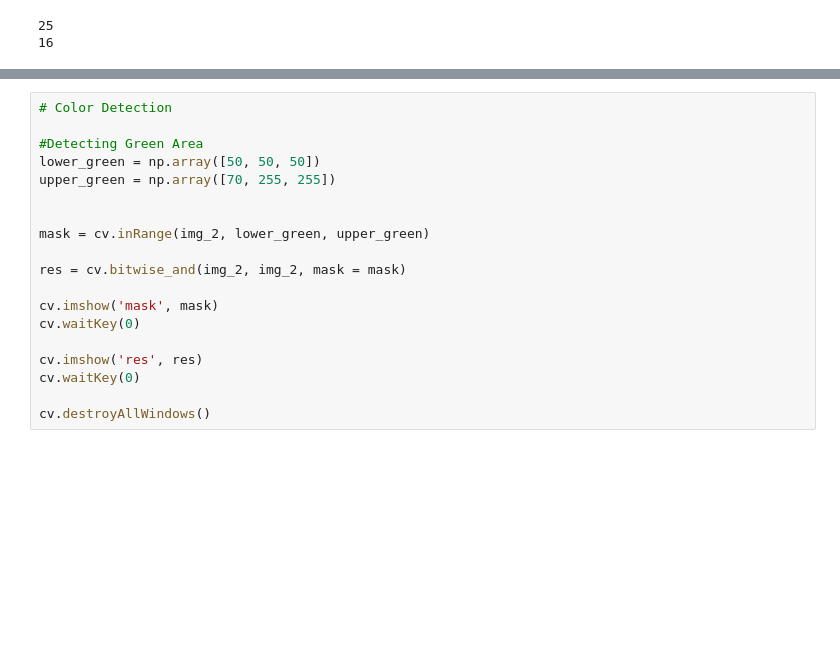
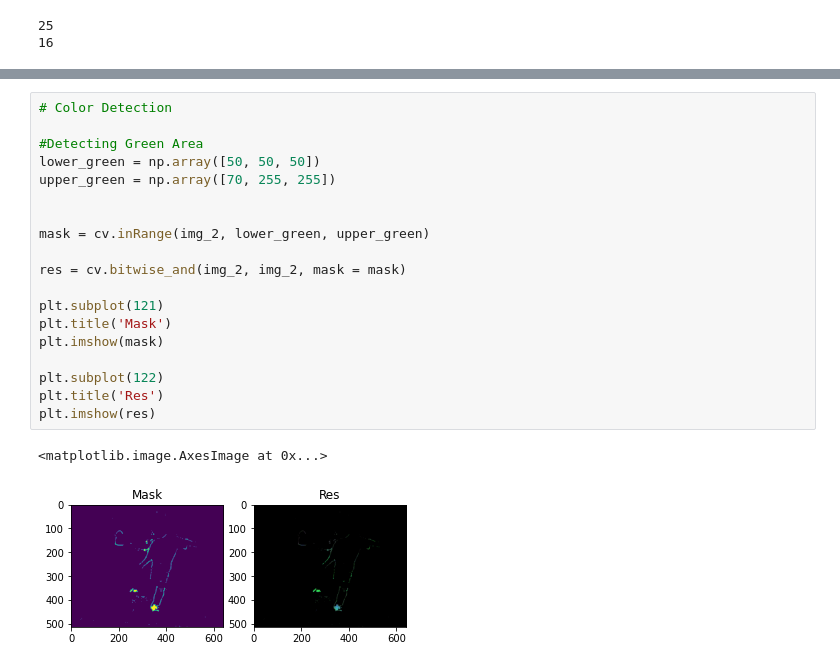
Before and after one commit to kelvin-cykong/OpenCV_Project, a Jupyter notebook: opencv.ipynb, the cells around one changed output, grey strips where cells are left out. Saved outputs shown, nothing was run; the diff lists cells and outputs as text; blank space fills up the shorter version.

```diff
--- a/opencv.ipynb
+++ b/opencv.ipynb
@@ -70,22 +72,25 @@ plt.imshow(img_2a),plt.show()
 # %%
 # Color Detection
 
 #Detecting Green Area
 lower_green = np.array([50, 50, 50])
 upper_green = np.array([70, 255, 255])
 
 
 mask = cv.inRange(img_2, lower_green, upper_green)
 
 res = cv.bitwise_and(img_2, img_2, mask = mask)
 
-cv.imshow('mask', mask)
-cv.waitKey(0)
+plt.subplot(121)
+plt.title('Mask')
+plt.imshow(mask)
 
-cv.imshow('res', res)
-cv.waitKey(0)
-
-cv.destroyAllWindows()
+plt.subplot(122)
+plt.title('Res')
+plt.imshow(res)
+# %% [output]
+<matplotlib.image.AxesImage at 0x...>
+[figure, added]
 # %%
 # Edge detection
 
```
Also changed, not shown: parts of 2 cells of this notebook.
